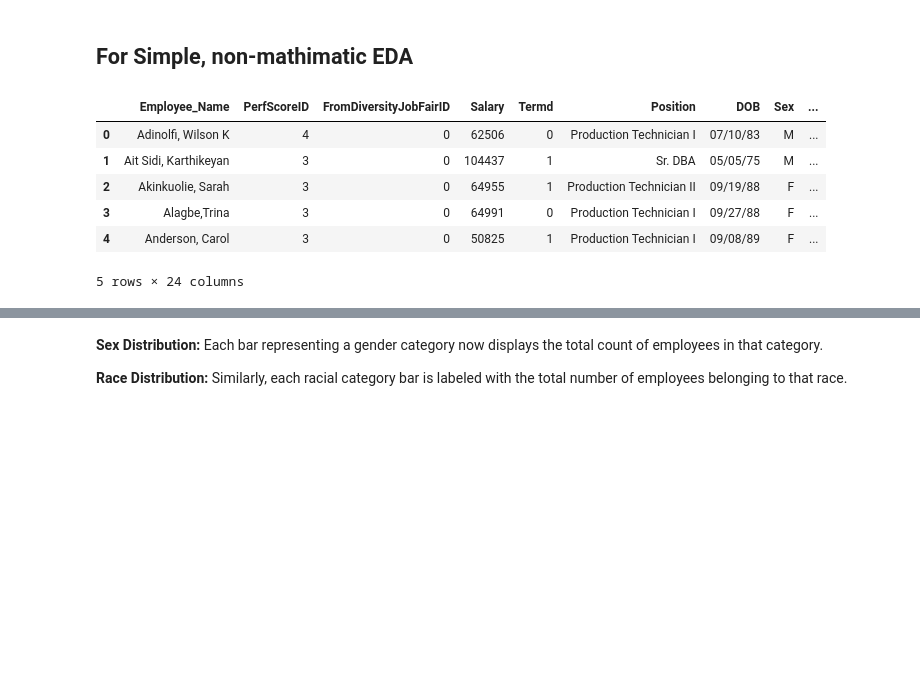
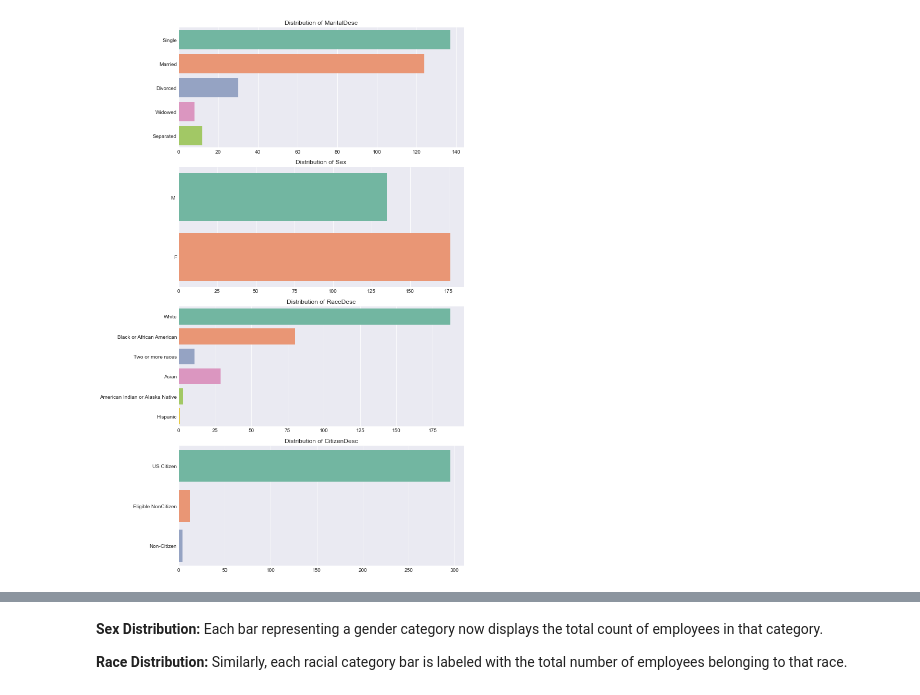
Before and after one commit to TerraJRiley/Human_Resources_Analysis, a Jupyter notebook: HR_EDA.ipynb, the cells around one changed output, grey strips where cells are left out. Saved outputs shown, nothing was run; the diff lists cells and outputs as text; code cells hidden in the pictures; blank space fills up the shorter version.

```diff
--- a/HR_EDA.ipynb
+++ b/HR_EDA.ipynb
@@ -8,17 +10,21 @@ import datetime
-# %% [markdown]
-## For Simple, non-mathimatic EDA
-# %%
-df = pd.read_csv('./data/HR_Cleaned.csv')
-
-df = df.drop(["EmpID", "MarriedID", "MaritalStatusID", "GenderID", "EmpStatusID",
-    "DeptID", "PositionID", "Zip", "CitizenDesc", "DateofHire",
-    "DateofTermination", "ManagerID", "LastPerformanceReview_Date"], axis = 1)
-df.head()
-# %% [output]
-|  | Employee_Name | PerfScoreID | FromDiversityJobFairID | Salary | Termd | Position | DOB | Sex | ... |
-| 0 | Adinolfi, Wilson K | 4 | 0 | 62506 | 0 | Production Technician I | 07/10/83 | M | ... |
-| 1 | Ait Sidi, Karthikeyan | 3 | 0 | 104437 | 1 | Sr. DBA | 05/05/75 | M | ... |
-| 2 | Akinkuolie, Sarah | 3 | 0 | 64955 | 1 | Production Technician II | 09/19/88 | F | ... |
-| 3 | Alagbe,Trina | 3 | 0 | 64991 | 0 | Production Technician I | 09/27/88 | F | ... |
-| 4 | Anderson, Carol | 3 | 0 | 50825 | 1 | Production Technician I | 09/08/89 | F | ... |
-5 rows × 24 columns
+# %%
+# Setting up the visualization
+plt.style.use('seaborn-darkgrid')
+palette = sns.color_palette("Set2")
+
+# Preparing data for demographic analysis
+demographic_columns = ['MaritalDesc', 'Sex', 'RaceDesc', 'CitizenDesc']
+
+# Plotting demographic distributions
+fig, axes = plt.subplots(len(demographic_columns), 1, figsize=(10, 15))
+
+for i, col in enumerate(demographic_columns):
+    sns.countplot(y=col, data=df, ax=axes[i], palette=palette)
+    axes[i].set_title(f'Distribution of {col}')
+    axes[i].set_xlabel('')
+    axes[i].set_ylabel('')
+
+plt.tight_layout()
+plt.show()
+# %% [output]
+[figure, added]
```
Also changed, not shown: parts of 40 cells of this notebook, 1 other file.
